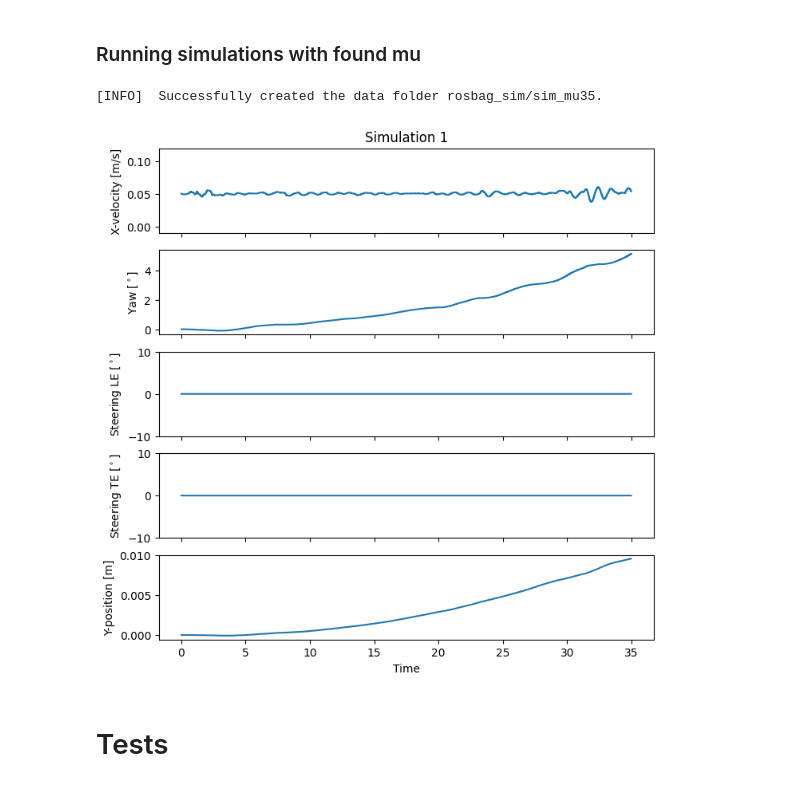
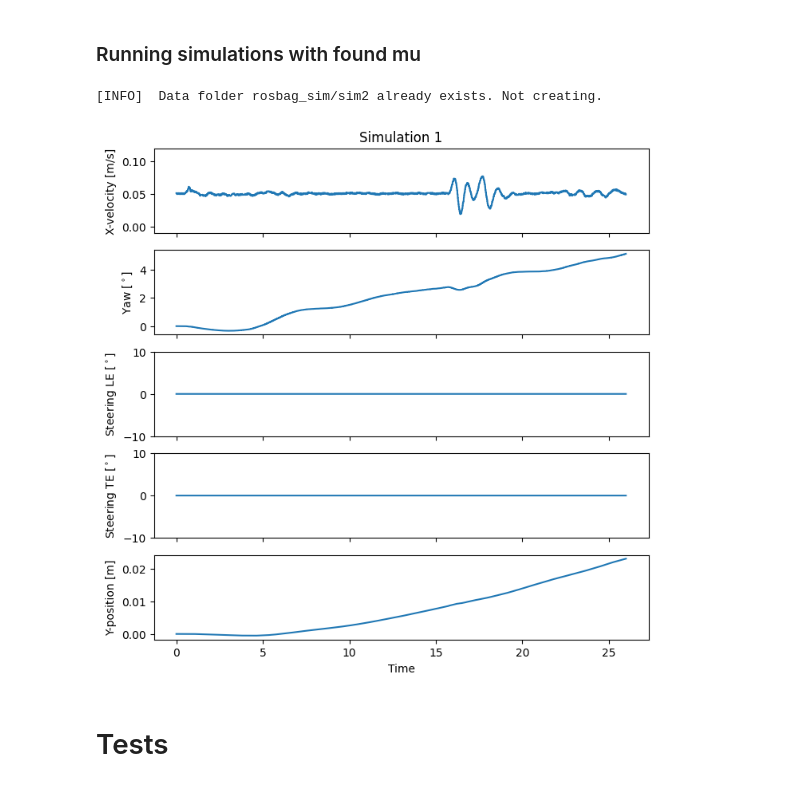
Before and after one commit to robotengineer123/RR-RobotSim, a Jupyter notebook: dataprocessing.ipynb, the cells around one changed output. Cells and saved outputs as stored; diff of their text form; code cells hidden in the pictures.

```diff
--- a/dataprocessing.ipynb
+++ b/dataprocessing.ipynb
@@ -107,12 +113,12 @@ for i in range(0, n_sims):
 # %% [markdown]
 ### Running simulations with found mu
 # %%
-df_vel_1, df_yaw_1, df_odom_1, df_joint_1 = df_sim('rosbag_sim/sim_mu35.bag')
+df_vel_1, df_yaw_1, df_odom_1, df_joint_1 = df_sim('rosbag_sim/sim2.bag')
 
 df_plot(df_vel_1, df_yaw_1, df_odom_1, df_joint_1, title=f'Simulation 1')
 # %% [output]
-[INFO]  Successfully created the data folder rosbag_sim/sim_mu35.
+[INFO]  Data folder rosbag_sim/sim2 already exists. Not creating.
-[figure, old version]
+[figure, new version]
 # %%
 n_sims = 9
 
```
Also changed, not shown: parts of 3 cells of this notebook, 2 other files.
